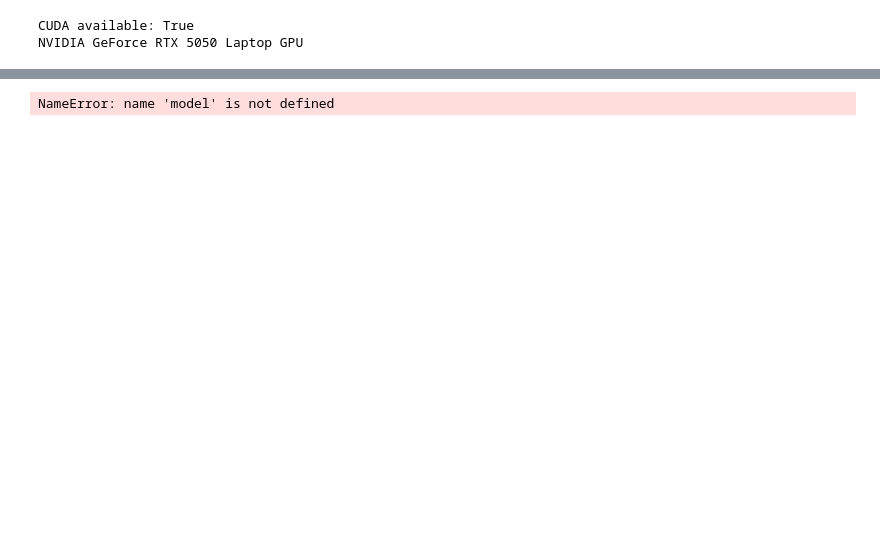
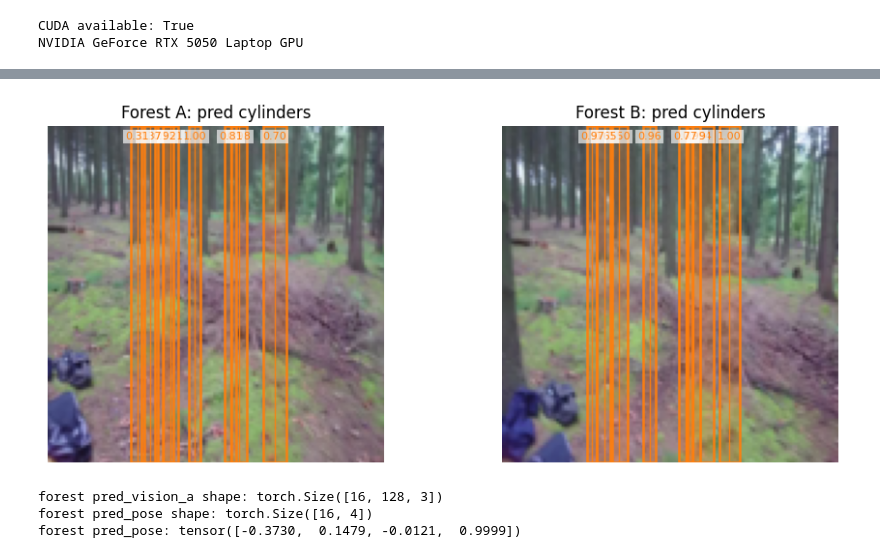
Before and after one commit to jo6815en/pose_from_cylinders, a Jupyter notebook: train.ipynb, the cells around one changed output, grey strips where cells are left out. Cells and saved outputs as stored; diff of their text form; code cells hidden in the pictures; blank space fills up the shorter version.

```diff
--- a/train.ipynb
+++ b/train.ipynb
@@ -564,32 +705,35 @@ Pred pose: tensor([-0.9270, -0.4610, -0.2105,  0.9776])
 # %%
 # Plotta estimerade cylindrar på ett forest-sample
 import torch
 
 from utils import plot_estimated_cylinders_on_images
 
 forest_sample_idx = 0
-forest_occ_threshold = 0.95
+forest_occ_threshold = 0.3
 
 model.eval()
 forest_batch = next(iter(forest_loader))
 img_a_forest, img_b_forest, _ = forest_batch
 
 img_a_forest = img_a_forest.to(device)
 img_b_forest = img_b_forest.to(device)
 
 with torch.no_grad():
     pred_vision_a_forest, pred_vision_b_forest, pred_pose_forest = model(img_a_forest, img_b_forest)
 
 fig_forest_cyl, axes_forest_cyl = plot_estimated_cylinders_on_images(
     [img_a_forest[forest_sample_idx], img_b_forest[forest_sample_idx]],
     [pred_vision_a_forest[forest_sample_idx], pred_vision_b_forest[forest_sample_idx]],
     titles=["Forest A: pred cylinders", "Forest B: pred cylinders"],
     occ_threshold=forest_occ_threshold,
     flip_x=True,
 )
 
 print("forest pred_vision_a shape:", pred_vision_a_forest.shape)
 print("forest pred_pose shape:", pred_pose_forest.shape)
 print("forest pred_pose:", pred_pose_forest[forest_sample_idx].detach().cpu())
 # %% [output]
+[figure, added]
-NameError: name 'model' is not defined
+forest pred_vision_a shape: torch.Size([16, 128, 3])
+forest pred_pose shape: torch.Size([16, 4])
+forest pred_pose: tensor([-0.3730,  0.1479, -0.0121,  0.9999])
```
Also changed, not shown: parts of 7 cells of this notebook.
